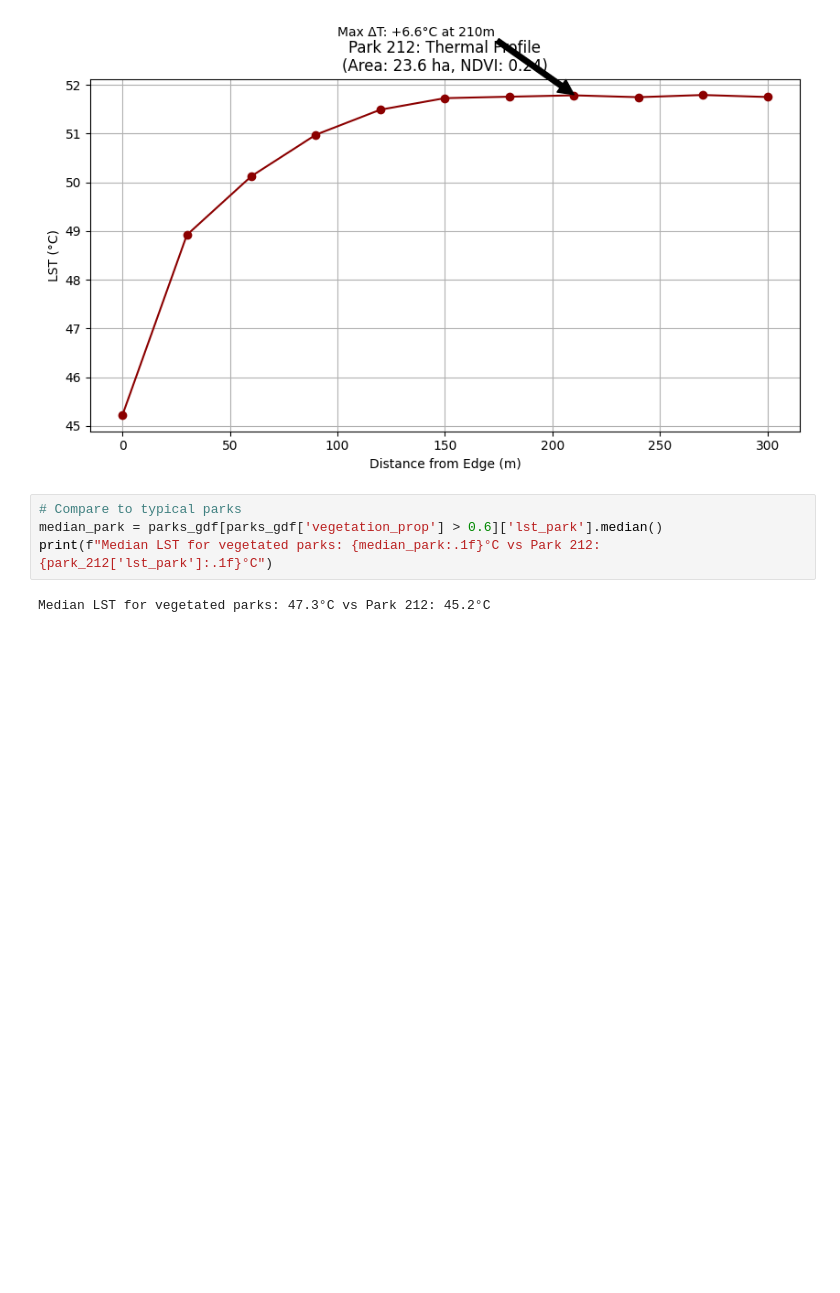
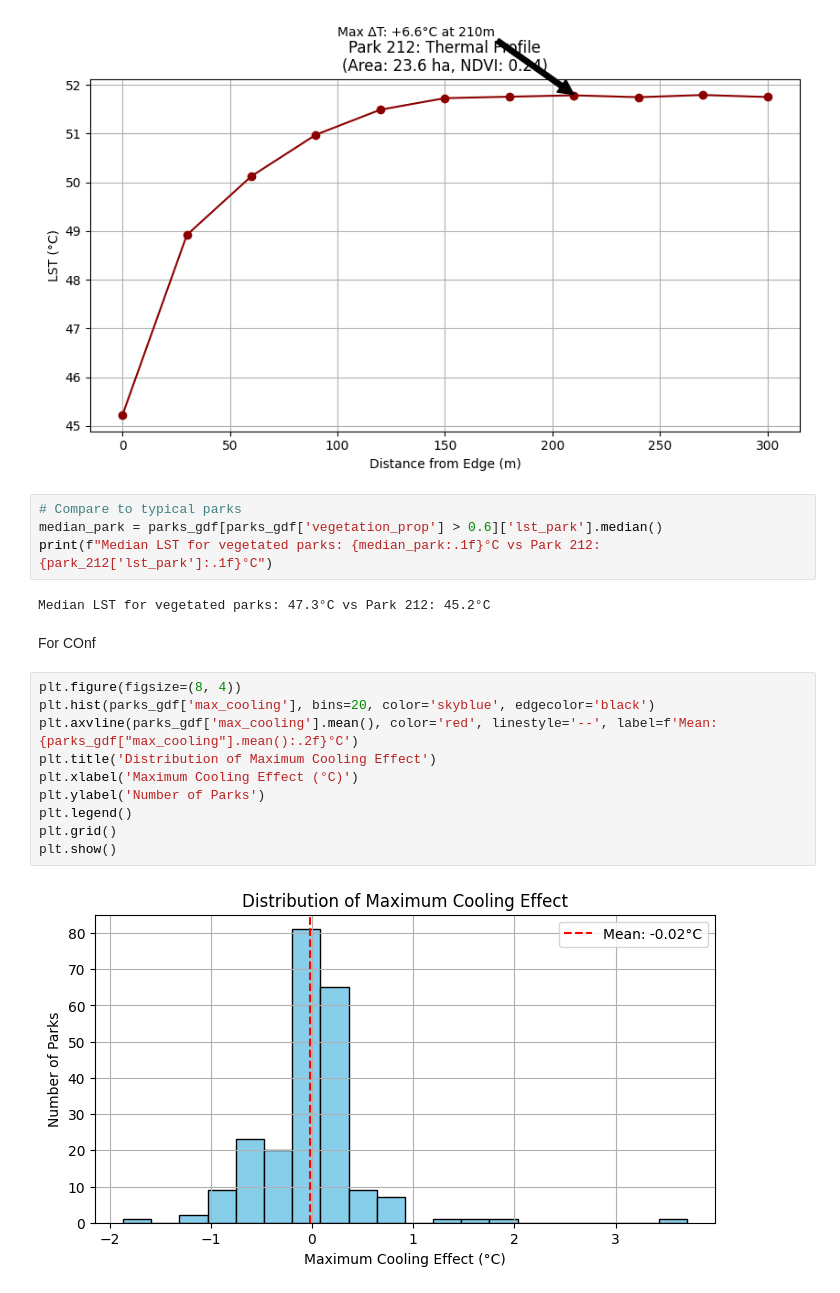
Before and after one commit to NourahAlhosain/CASA-Disso-25, a Jupyter notebook: 05_CoolingImpactCalculations_300m_Overlap.ipynb, the cells around one changed output. Drawn from its saved outputs; the diff is of its cells as text; blank space fills up the shorter version.

```diff
--- a/05_CoolingImpactCalculations_300m_Overlap.ipynb
+++ b/05_CoolingImpactCalculations_300m_Overlap.ipynb
@@ -407,3 +411,17 @@ median_park = parks_gdf[parks_gdf['vegetation_prop'] > 0.6]['lst_park'].median()
 print(f"Median LST for vegetated parks: {median_park:.1f}°C vs Park 212: {park_212['lst_park']:.1f}°C")
 # %% [output]
 Median LST for vegetated parks: 47.3°C vs Park 212: 45.2°C
+# %% [markdown]
+For COnf
+# %%
+plt.figure(figsize=(8, 4))
+plt.hist(parks_gdf['max_cooling'], bins=20, color='skyblue', edgecolor='black')
+plt.axvline(parks_gdf['max_cooling'].mean(), color='red', linestyle='--', label=f'Mean: {parks_gdf["max_cooling"].mean():.2f}°C')
+plt.title('Distribution of Maximum Cooling Effect')
+plt.xlabel('Maximum Cooling Effect (°C)')
+plt.ylabel('Number of Parks')
+plt.legend()
+plt.grid()
+plt.show()
+# %% [output]
+[figure, added]
```
Also changed, not shown: parts of 8 cells of this notebook, 4 other files.
